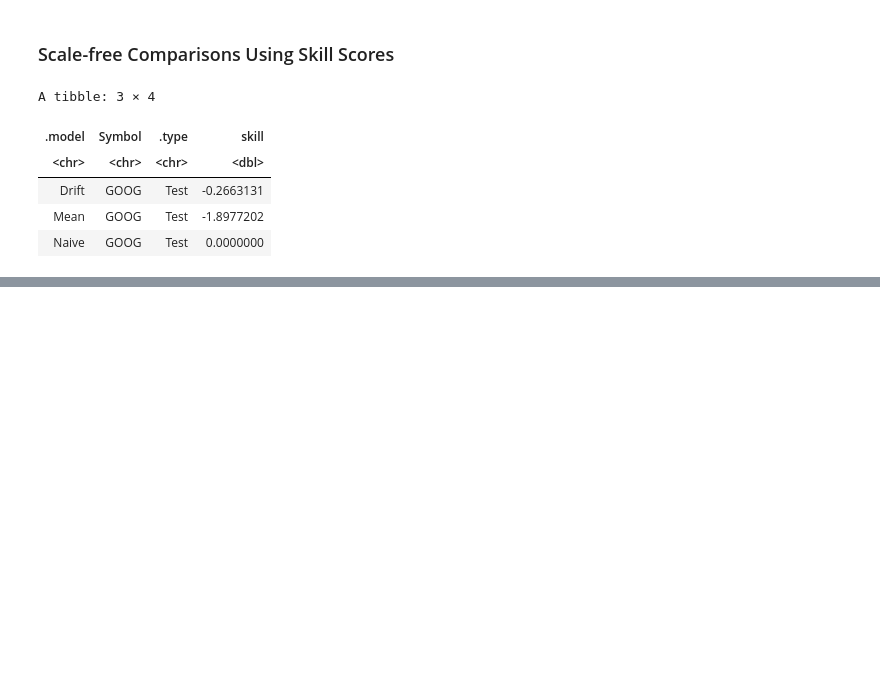
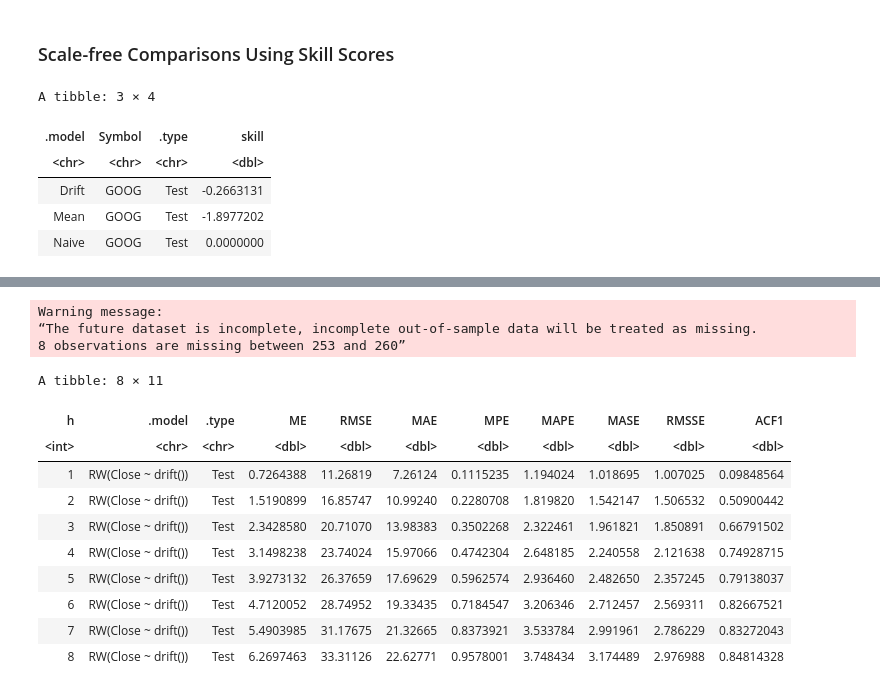
Before and after one commit to antounes/fpp3, a Jupyter notebook: 5_forecasters_toolbox.ipynb, the cells around one changed output, grey strips where cells are left out. Drawn from its saved outputs; the diff is of its cells as text; code cells hidden in the pictures; blank space fills up the shorter version.

```diff
--- a/5_forecasters_toolbox.ipynb
+++ b/5_forecasters_toolbox.ipynb
@@ -744,0 +816,27 @@ A tibble: 3 × 4
+# %%
+google_2015_tr <- google_2015 %>%
+  stretch_tsibble(.init=3, .step=1)
+fc <- google_2015_tr %>%
+  model(RW(Close~drift())) %>%
+  forecast(h=8) %>%
+  group_by(.id) %>%
+  mutate(h=row_number()) %>%
+  ungroup() %>%
+  as_fable(response="Close", distribution=Close)
+fc %>%
+  accuracy(google_2015, by=c("h", ".model"))
+# %% [output]
+Warning message:
+“The future dataset is incomplete, incomplete out-of-sample data will be treated as missing.
+8 observations are missing between 253 and 260”
+A tibble: 8 × 11
+| h | .model | .type | ME | RMSE | MAE | MPE | MAPE | MASE | RMSSE | ACF1 |
+| <int> | <chr> | <chr> | <dbl> | <dbl> | <dbl> | <dbl> | <dbl> | <dbl> | <dbl> | <dbl> |
+| 1 | RW(Close ~ drift()) | Test | 0.7264388 | 11.26819 | 7.26124 | 0.1115235 | 1.194024 | 1.018695 | 1.007025 | 0.09848564 |
+| 2 | RW(Close ~ drift()) | Test | 1.5190899 | 16.85747 | 10.99240 | 0.2280708 | 1.819820 | 1.542147 | 1.506532 | 0.50900442 |
+| 3 | RW(Close ~ drift()) | Test | 2.3428580 | 20.71070 | 13.98383 | 0.3502268 | 2.322461 | 1.961821 | 1.850891 | 0.66791502 |
+| 4 | RW(Close ~ drift()) | Test | 3.1498238 | 23.74024 | 15.97066 | 0.4742304 | 2.648185 | 2.240558 | 2.121638 | 0.74928715 |
+| 5 | RW(Close ~ drift()) | Test | 3.9273132 | 26.37659 | 17.69629 | 0.5962574 | 2.936460 | 2.482650 | 2.357245 | 0.79138037 |
+| 6 | RW(Close ~ drift()) | Test | 4.7120052 | 28.74952 | 19.33435 | 0.7184547 | 3.206346 | 2.712457 | 2.569311 | 0.82667521 |
+| 7 | RW(Close ~ drift()) | Test | 5.4903985 | 31.17675 | 21.32665 | 0.8373921 | 3.533784 | 2.991961 | 2.786229 | 0.83272043 |
+| 8 | RW(Close ~ drift()) | Test | 6.2697463 | 33.31126 | 22.62771 | 0.9578001 | 3.748434 | 3.174489 | 2.976988 | 0.84814328 |
```
Also changed, not shown: parts of 5 cells of this notebook.
